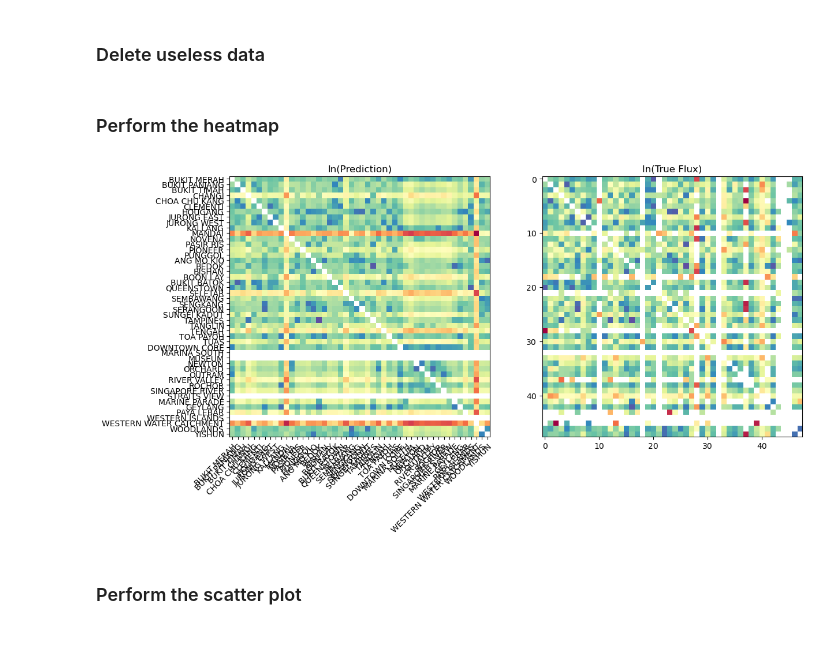
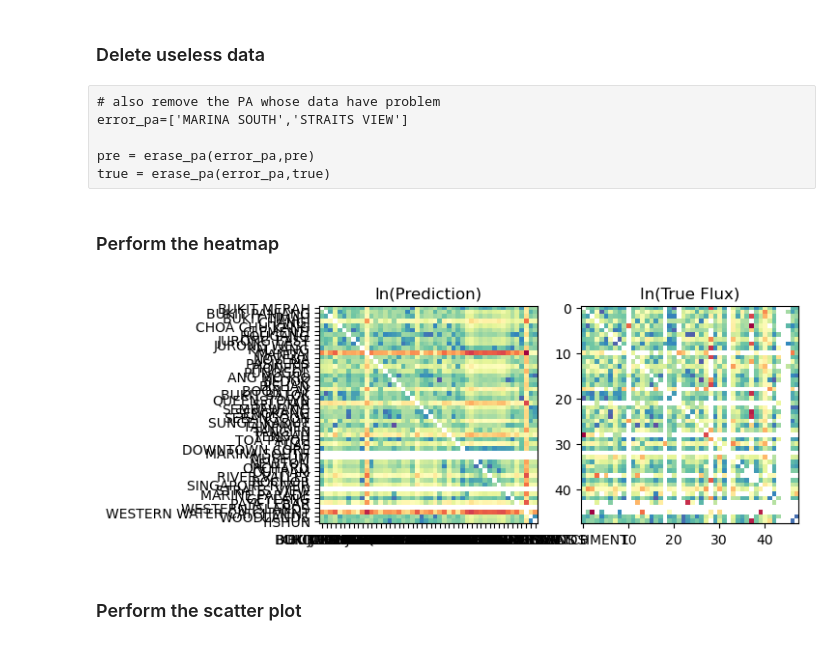
Before and after one commit to Pawpaw497/MPT-project, a Jupyter notebook: Evaluation_2019.ipynb, the cells around one changed output. Cells and saved outputs as stored; diff of their text form; code cells hidden in the pictures.

```diff
--- a/Evaluation_2019.ipynb
+++ b/Evaluation_2019.ipynb
@@ -25,12 +15,12 @@ import numpy as np
 import matplotlib.pyplot as plt
 import geopandas as gpd
 # %%
-path = '/Users/paw_paw/Library/Mobile Documents/com~apple~CloudDocs/学习/PC5287_M.SC Coursework Thesis for Physics And Technology/data set'
+path = '/Users/paw_paw/Library/Mobile Documents/com~apple~CloudDocs/学习/PC5287_M.SC Coursework Thesis for Physics And Technology/data set/'
 # %%
-Prediction = pd.read_csv(path+'/Prediction2019_gpr.csv')
+Prediction = pd.read_csv(path+'Prediction2019_gpr.csv')
 Prediction.set_index('PA_name',inplace=True)
 # %%
-flux=pd.read_csv(path+'/Total_flux_ij_2019.csv',index_col='PA_name')
+flux=pd.read_csv(path+'Total_flux_ij_2019.csv',index_col='PA_name')
 # %% [markdown]
 # Evaluation
 # %% [markdown]
@@ -76,0 +63,6 @@ true=remove_diag(true)
+# %% [raw]
+# also remove the PA whose data have problem
+error_pa=['MARINA SOUTH','STRAITS VIEW']
+
+pre = erase_pa(error_pa,pre)
+true = erase_pa(error_pa,true)
@@ -79,26 +74,26 @@ true=remove_diag(true)
 # %%
 fig, ax = plt.subplots(1,2)
 
-fig.set_size_inches([12.8,9.6])
+# fig.set_size_inches([12.8,9.6])
 
 
 ax[0].imshow(np.log(pre), cmap='Spectral', interpolation='nearest')
 ax[0].set(xticks=np.arange(pre.shape[0]), xticklabels=pre.index,\
           yticks=np.arange(pre.shape[1]), yticklabels=pre.columns ,\
           title='ln(Prediction)',autoscale_on=True)
 
-plt.setp(ax[0].get_xticklabels(), rotation=45, ha="right",
-         rotation_mode="anchor")
+# plt.setp(ax[0].get_xticklabels(), rotation=45, ha="right",
+# rotation_mode="anchor")
 
 
 ax[1].imshow(np.log(true), cmap='Spectral', interpolation='nearest')
 ax[1].set(title='ln(True Flux)')
 
 fig.savefig(path+'/Prediction_2019.png')
 
 plt.show()
 # %% [output]
-[figure, old version]
+[figure, new version]
 # %% [markdown]
 ### Perform the scatter plot
 # %%
```
Also changed, not shown: parts of 24 cells of this notebook, 12 other files.
